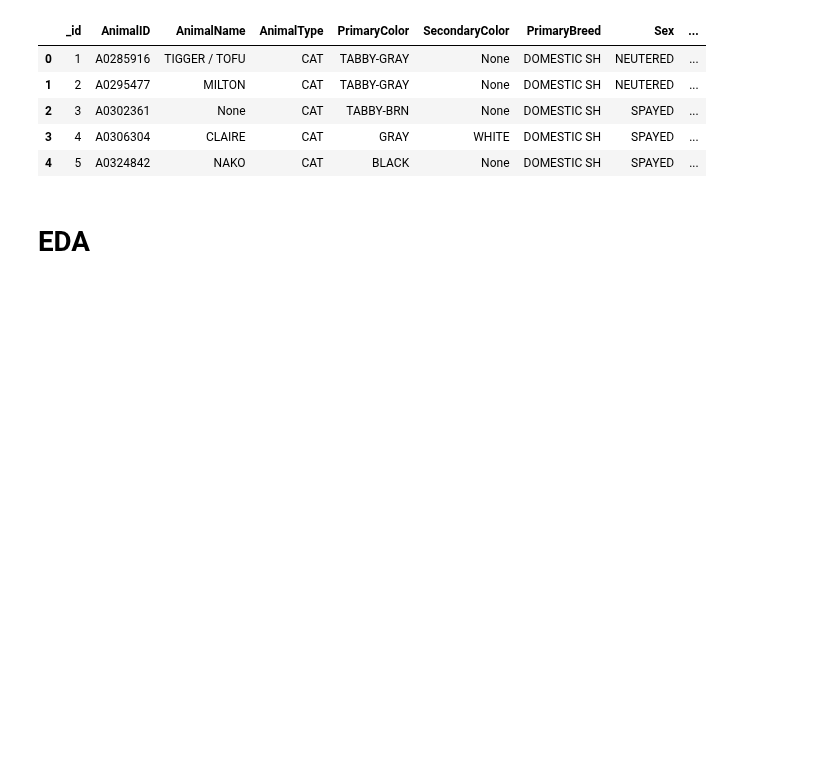
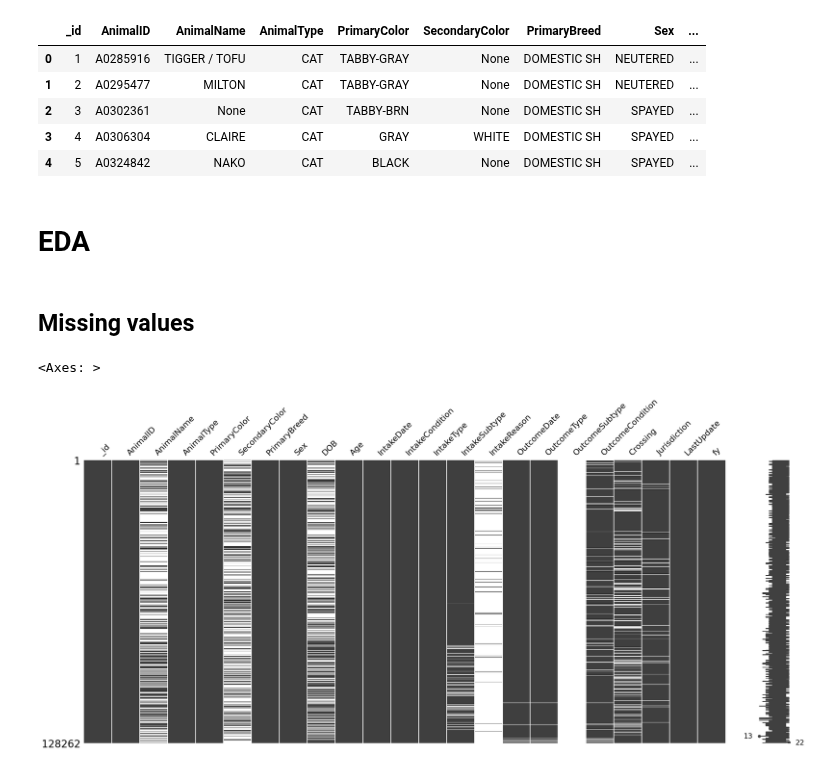
Before and after one commit to atharvavyas1/Lee-paw-faith, a Jupyter notebook: Notebooks/Long Beach EDA.ipynb, the cells around one changed output. Saved outputs shown, nothing was run; the diff lists cells and outputs as text; code cells hidden in the pictures; blank space fills up the shorter version.

Commit message:
Enhance Long Beach EDA notebook by adding missing value analysis and visualizations, including a matrix plot for missing data and percentage calculations for each column.

```diff
--- a/Notebooks/Long Beach EDA.ipynb
+++ b/Notebooks/Long Beach EDA.ipynb
@@ -81,3 +82,10 @@ df_all.head()
 | 4 | 5 | A0324842 | NAKO | CAT | BLACK | None | DOMESTIC SH | SPAYED | ... |
 # %% [markdown]
 # EDA
+# %% [markdown]
+## Missing values
+# %%
+matrix(df_all)
+# %% [output]
+<Axes: >
+[figure, added]
```
Also changed, not shown: parts of 4 cells of this notebook.
